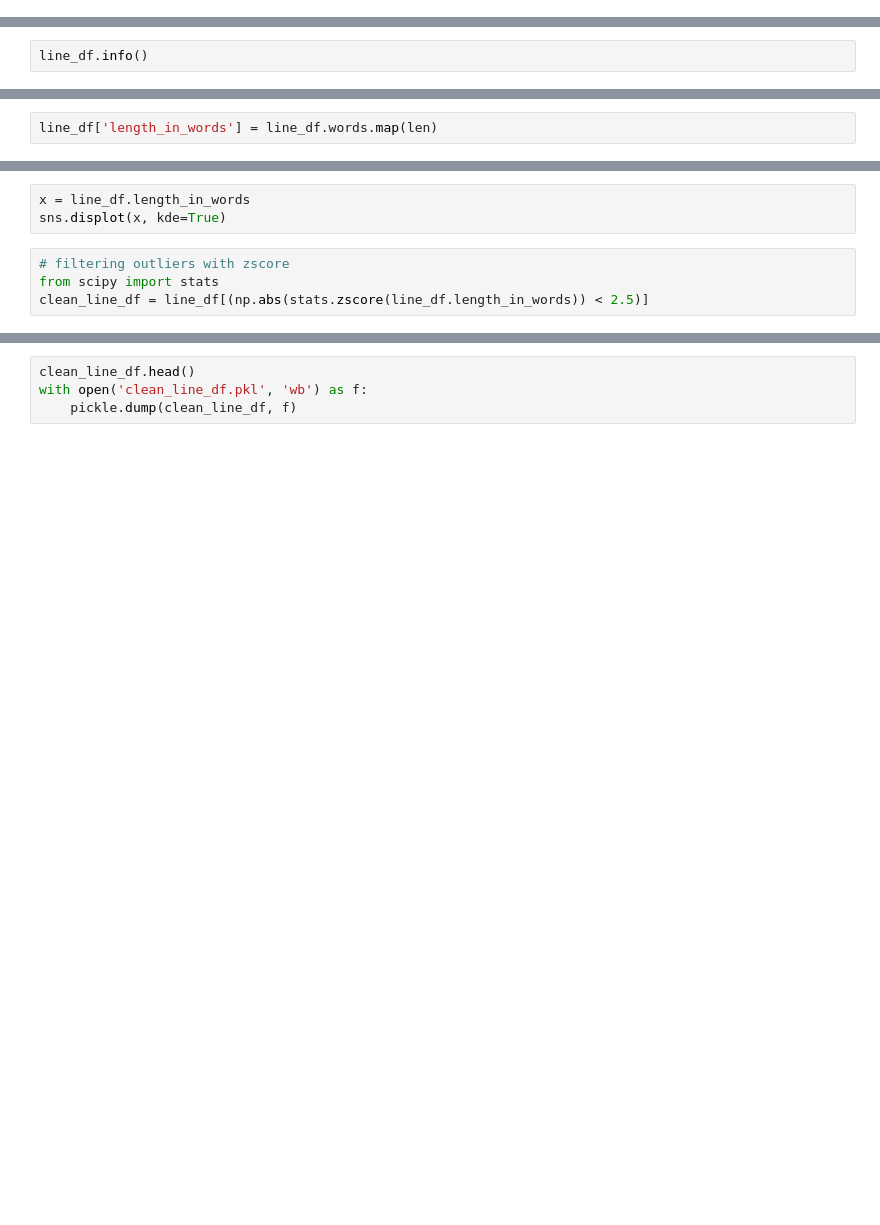
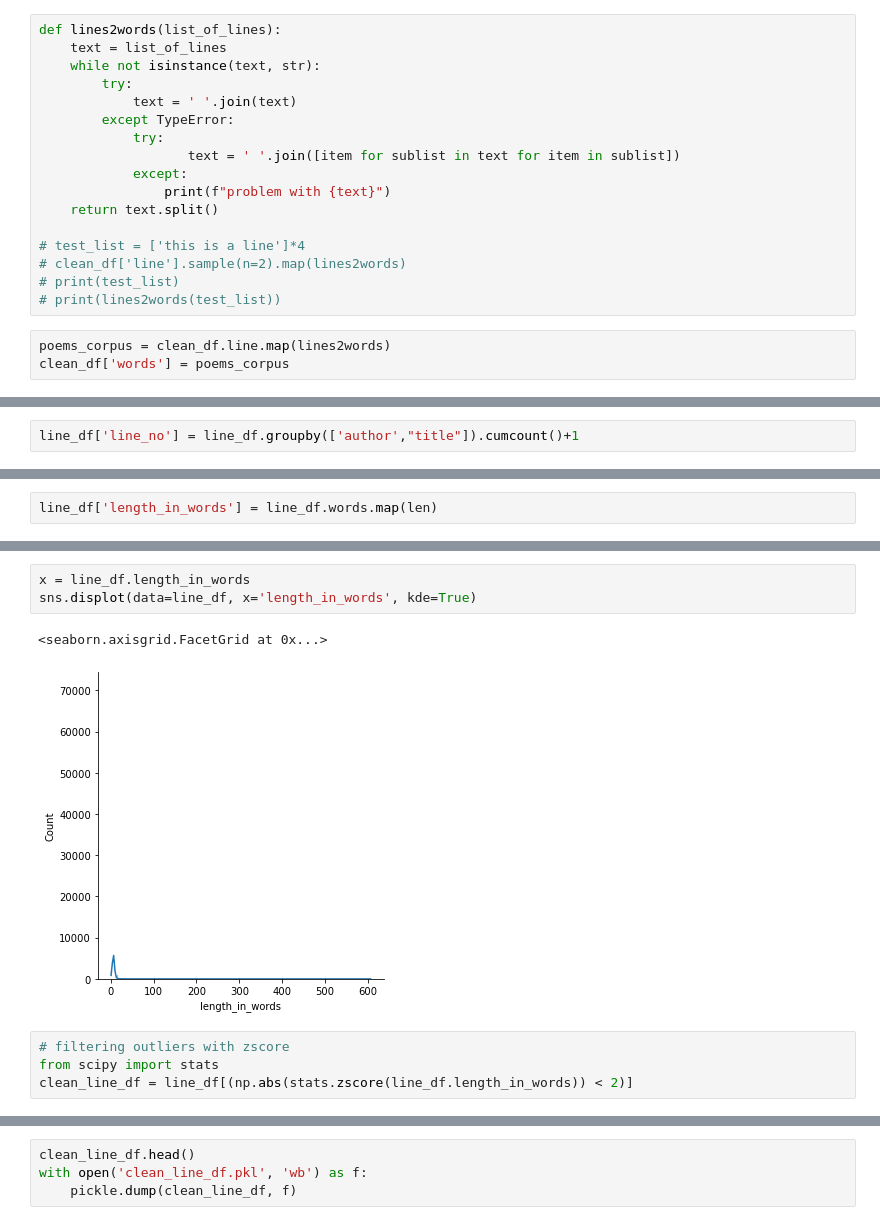
Before and after one commit to vvaynethomas/poetry_nlp, a Jupyter notebook: pp_eda_w_nltk.ipynb, the cells around one changed output, grey strips where cells are left out. Cells and saved outputs as stored; diff of their text form; blank space fills up the shorter version.

```diff
--- a/pp_eda_w_nltk.ipynb
+++ b/pp_eda_w_nltk.ipynb
@@ -234,0 +141,20 @@ clean_df['lexical_diversity'] = clean_df.line.map(lexical_diversity)
+# %%
+def lines2words(list_of_lines):
+    text = list_of_lines
+    while not isinstance(text, str):
+        try:
+            text = ' '.join(text)
+        except TypeError:
+            try:
+                   text = ' '.join([item for sublist in text for item in sublist])
+            except:
+                print(f"problem with {text}")
+    return text.split()
+
+# test_list = ['this is a line']*4
+# clean_df['line'].sample(n=2).map(lines2words)
+# print(test_list)
+# print(lines2words(test_list))
+# %%
+poems_corpus = clean_df.line.map(lines2words)
+clean_df['words'] = poems_corpus
@@ -249,2 +220,2 @@ line_df = clean_df.explode('line').drop(['length_in_lines', 'content','lexical_d
 # %%
-line_df.info()
+line_df['line_no'] = line_df.groupby(['author',"title"]).cumcount()+1
@@ -258,9 +255,12 @@ line_df.describe()
 # %%
 x = line_df.length_in_words
-sns.displot(x, kde=True)
+sns.displot(data=line_df, x='length_in_words', kde=True)
+# %% [output]
+<seaborn.axisgrid.FacetGrid at 0x...>
+[figure, added]
 # %%
 # filtering outliers with zscore
 from scipy import stats
-clean_line_df = line_df[(np.abs(stats.zscore(line_df.length_in_words)) < 2.5)]
+clean_line_df = line_df[(np.abs(stats.zscore(line_df.length_in_words)) < 2)]
 # %%
 # fig, ax = plt.subplots()
```
Also changed, not shown: parts of 27 cells of this notebook, 10 other files.
